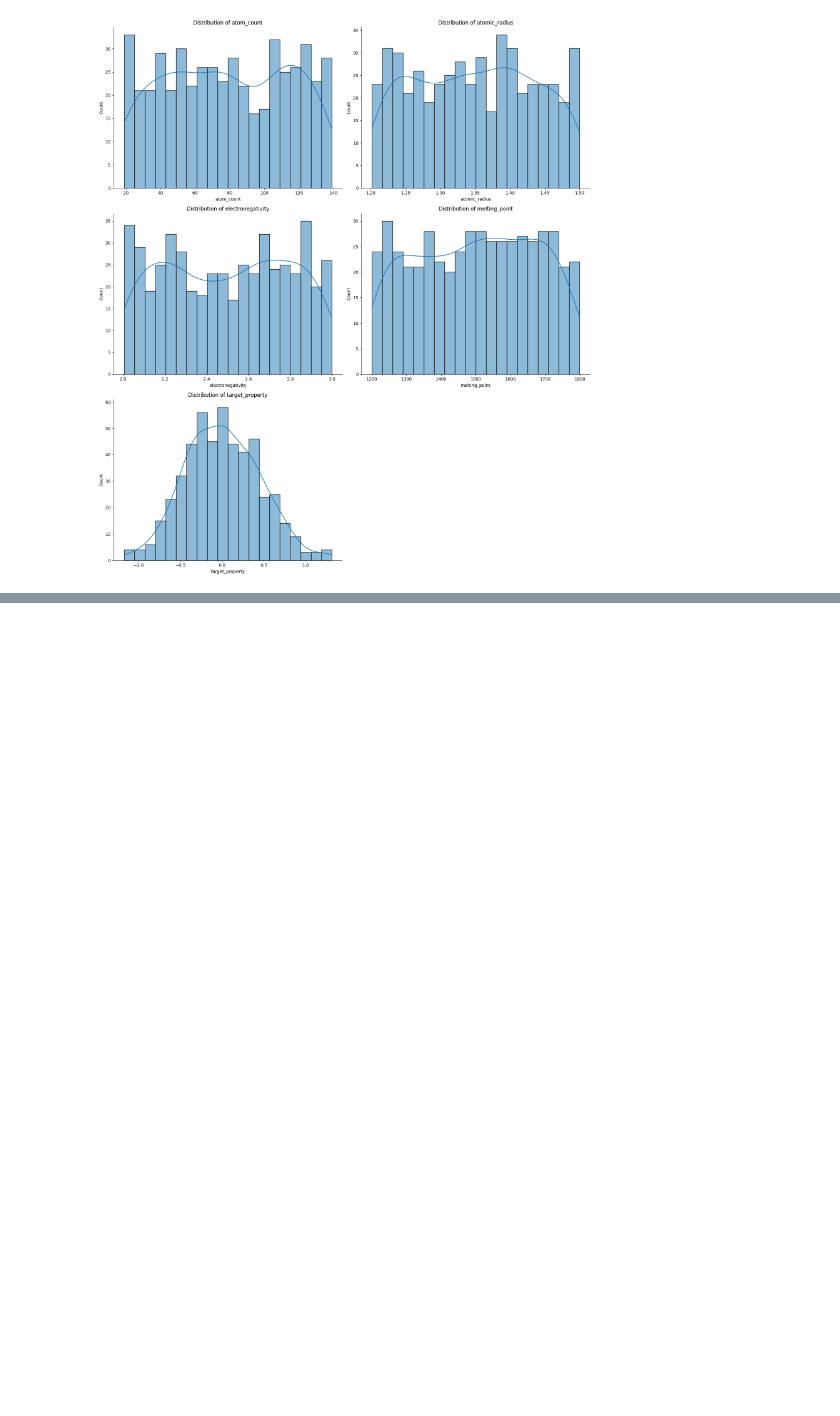
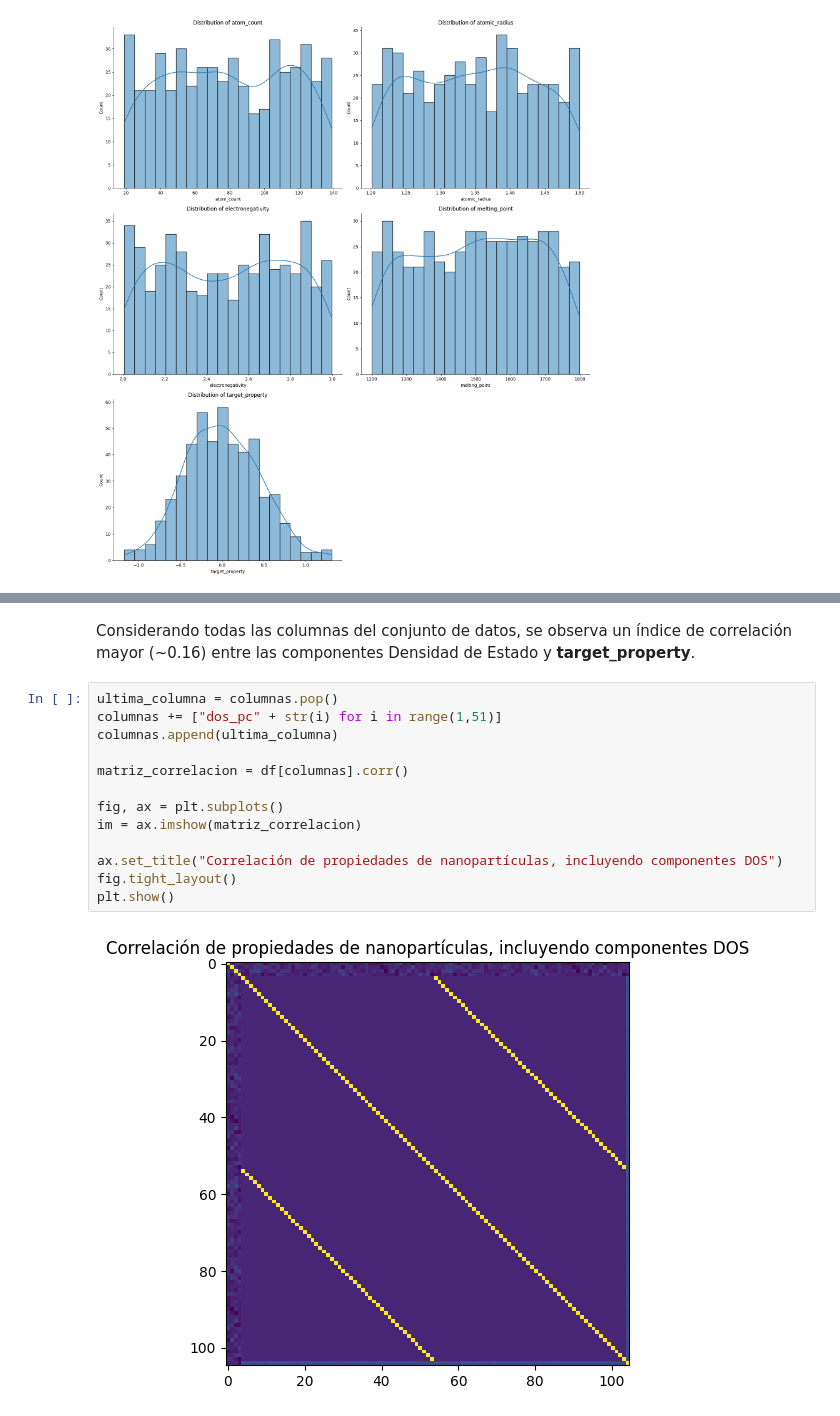
Before and after one commit to Frozen-Burrito/sim-matematica, a Jupyter notebook: proyectos/estructura_electronica/ProyectoModulo1_CardonaM_CurielM_MendozaF.ipynb, the cells around one changed output, grey strips where cells are left out. Cells and saved outputs as stored; diff of their text form; blank space fills up the shorter version.

```diff
--- a/proyectos/estructura_electronica/ProyectoModulo1_CardonaM_CurielM_MendozaF.ipynb
+++ b/proyectos/estructura_electronica/ProyectoModulo1_CardonaM_CurielM_MendozaF.ipynb
@@ -119,0 +151,17 @@ plt.show()
+# %% [markdown]
+Considerando todas las columnas del conjunto de datos, se observa un índice de correlación mayor (~0.16) entre las componentes Densidad de Estado y **target_property**.
+# %%
+ultima_columna = columnas.pop()
+columnas += ["dos_pc" + str(i) for i in range(1,51)]
+columnas.append(ultima_columna)
+
+matriz_correlacion = df[columnas].corr()
+
+fig, ax = plt.subplots()
+im = ax.imshow(matriz_correlacion)
+
+ax.set_title("Correlación de propiedades de nanopartículas, incluyendo componentes DOS")
+fig.tight_layout()
+plt.show()
+# %% [output]
+[figure, added]
```
Also changed, not shown: parts of 5 cells of this notebook, 1 other file.
